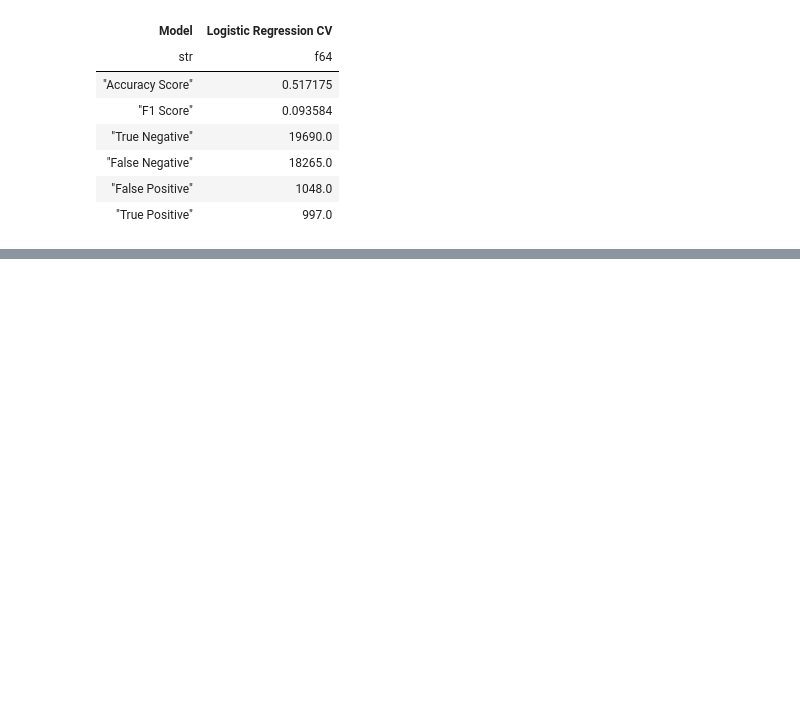
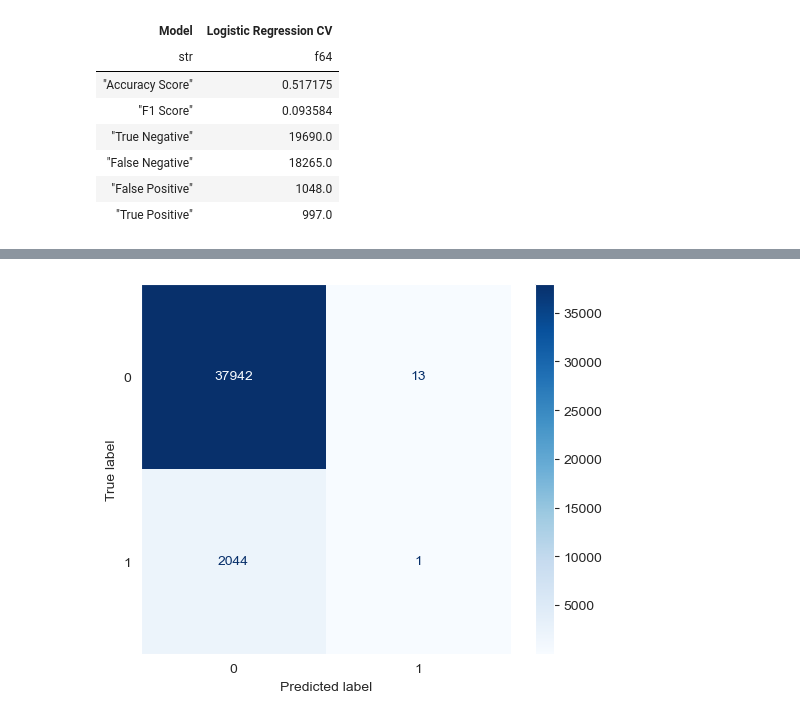
Before and after one commit to ZygimantasB/scikit-learn_training, a Jupyter notebook: Kaggle/Bank_Transaction_Fraud_Detection.ipynb, the cells around one changed output, grey strips where cells are left out. Cells and saved outputs as stored; diff of their text form; code cells hidden in the pictures; blank space fills up the shorter version.

```diff
--- a/Kaggle/Bank_Transaction_Fraud_Detection.ipynb
+++ b/Kaggle/Bank_Transaction_Fraud_Detection.ipynb
@@ -296,21 +296,21 @@ from sklearn.pipeline import Pipeline
 random_forest = RandomForestClassifier(random_state=42)
 # %%
 param_distributions = {
-    'n_estimators': [100, 200, 300, 400, 500],
-    'max_depth': [5, 10, 15, 20, None],
-    'min_samples_split': [2, 5, 10],
-    'min_samples_leaf': [1, 2, 4],
-    'max_features': ['sqrt', 'log2'],
-    'class_weight': [None, 'balanced', 'balanced_subsample']
+    'n_estimators': [200], # [100, 200, 300],
+    'max_depth': [None], # [5, 15, 20, None],
+    'min_samples_split': [2], # [2, 5],
+    'min_samples_leaf': [1], # [1, 2],
+    'max_features': ['log2'], # ['sqrt', 'log2'],
+    'class_weight': ['balanced'] # [None, 'balanced', 'balanced_subsample']
 }
 # %%
 random_search = RandomizedSearchCV(
     estimator=random_forest,
     param_distributions=param_distributions,
-    n_iter=50,
-    cv=5,
-    verbose=2,
-    n_jobs=6,
+    n_iter=25,
+    cv=2,
+    verbose=3,
+    n_jobs=9,
     scoring='f1_macro',
     random_state=42
 )
@@ -320,0 +349,2 @@ Fitting 5 folds for each of 50 candidates, totalling 250 fits
+# %%
+y_pred = random_search.predict(X_test_scaled)
@@ -320,0 +372,4 @@ Fitting 5 folds for each of 50 candidates, totalling 250 fits
+# %%
+ConfusionMatrixDisplay.from_predictions(y_test, y_pred, cmap='Blues').ax_.grid(False)
+# %% [output]
+[figure, added]
```
Also changed, not shown: parts of 26 cells of this notebook.
